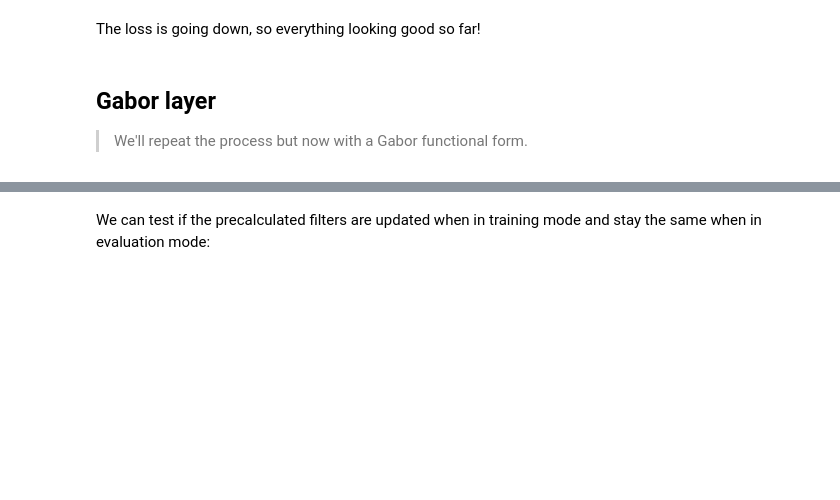
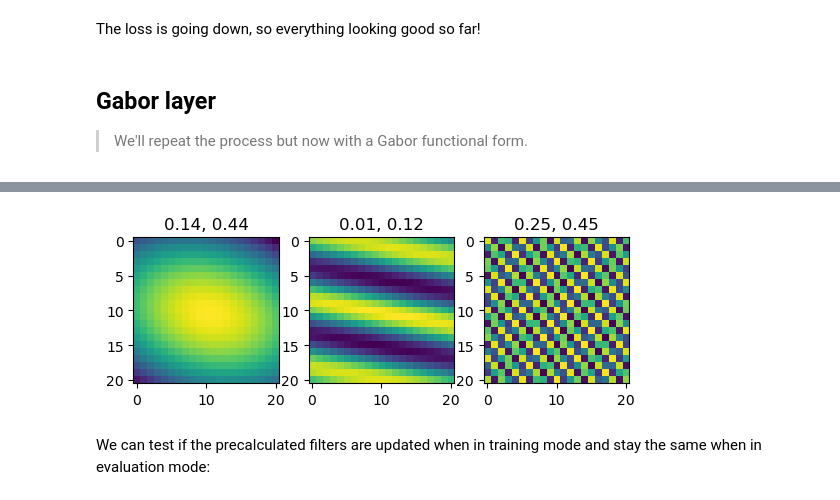
Before and after one commit to Jorgvt/fxlayers, a Jupyter notebook: Notebooks/00_layers.ipynb, the cells around one changed output, grey strips where cells are left out. Drawn from its saved outputs; the diff is of its cells as text; code cells hidden in the pictures; blank space fills up the shorter version.

```diff
--- a/Notebooks/00_layers.ipynb
+++ b/Notebooks/00_layers.ipynb
@@ -193,7 +195,7 @@ def update_step(apply_fn, tx, inputs, opt_state, params, state):
     params = optax.apply_updates(params, updates)
     return opt_state, params, updated_state, l
 # %%
-model = GaussianLayer(features=3, kernel_size=21)
+model = GaussianLayer(features=3, kernel_size=21, fs=21)
 variables = model.init(random.PRNGKey(0), x)
 # Split state and params (which are updated by optimizer).
 state, params = variables.pop('params')
@@ -356,15 +359,0 @@ FrozenDict({
-# %%
-#| eval: false
-import matplotlib.pyplot as plt
-xmean, ymean = 0.5, 0.5
-kernel_size = 21
-fs = 21
-sigmax, sigmay = 0.16, 0.16
-freq = 6
-
-x_, y_ = jnp.meshgrid(jnp.linspace(0,kernel_size/fs,num=kernel_size+1)[:-1], jnp.linspace(0,kernel_size/fs,num=kernel_size+1)[:-1])
-g = model.gabor(x_, y_, xmean, ymean, sigmax, sigmay, freq=freq, theta=0, sigma_theta=0, rot_theta=0)
-print(g.shape)
-print(g.min(), g.max())
-plt.imshow(g)
-plt.show()
@@ -379,5 +359,0 @@ kernel.shape
-# %%
-#| eval: false
-for k in jnp.transpose(kernel, (3,2,0,1))[0]:
-    plt.imshow(k)
-    plt.show()
@@ -388,3 +360,14 @@ for k in jnp.transpose(kernel, (3,2,0,1))[0]:
+# %%
+#| eval: false
+import matplotlib.pyplot as plt
+kernel = model.return_kernel(params, c_in=3)
+fig, axes = plt.subplots(1, 3)
+for k, sigmax, sigmay, ax in zip(rearrange(kernel, "kx ky cin cout -> (cin cout) kx ky"), params["sigmax"], params["sigmay"], axes):
+    ax.imshow(k)
+    ax.set_title(f"{sigmax:.2f}, {sigmay:.2f}")
+plt.show()
+# %% [output]
+[figure, added]
 # %% [markdown]
 We can test if the precalculated filters are updated when in training mode and stay the same when in evaluation mode:
 # %%
```
Also changed, not shown: parts of 14 cells of this notebook, 2 other files.
